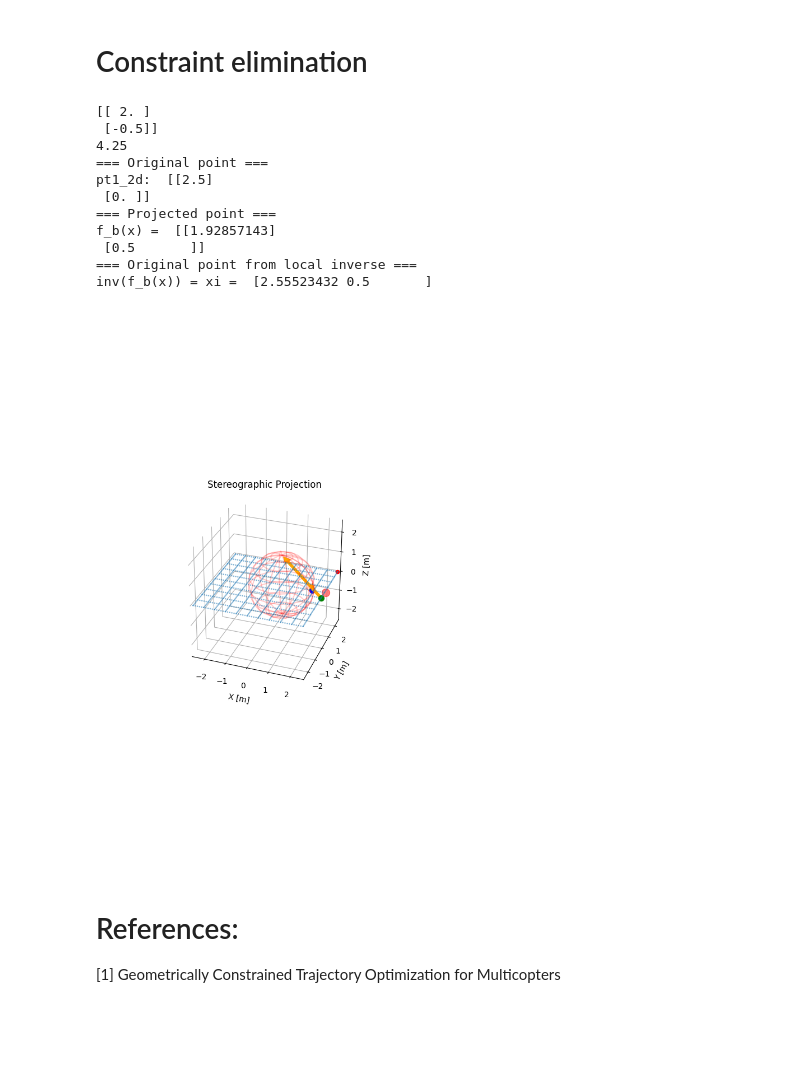
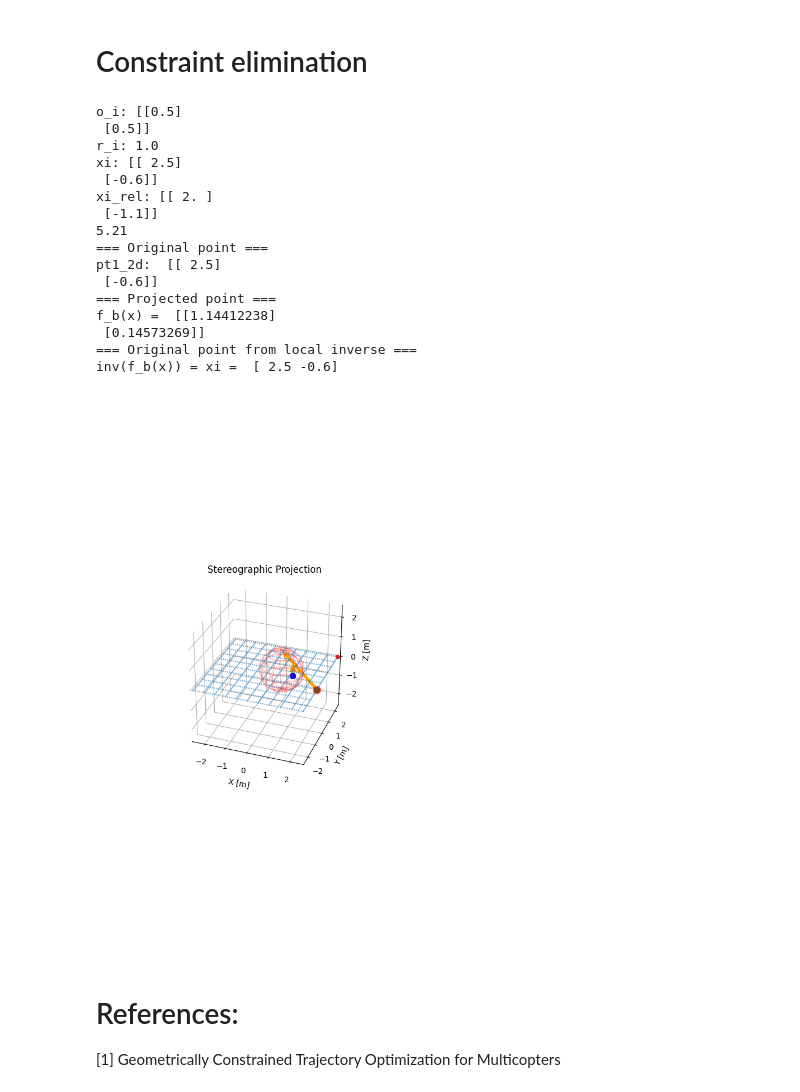
Before and after one commit to Temasek-Dynamics/gestelt, a Jupyter notebook: docs/minco.ipynb, the cells around one changed output. Saved outputs shown, nothing was run; the diff lists cells and outputs as text; code cells hidden in the pictures; blank space fills up the shorter version.

Commit message:
need to fix not being able to project onto anything other than a unit sphere

```diff
--- a/docs/minco.ipynb
+++ b/docs/minco.ipynb
@@ -320,11 +287,46 @@ def inverse_f_B(q_i, o_i, r_i):
 # %%
-r_i = 1.5 # Sphere radius
+def f_B(xi, o_i, r_i):
+    """Projection from n-dim state x to n-dim closed ball.
+
+    Args:
+        x (_type_): _description_
+        center (_type_): center of sphere
+    """
+    xi_rel = xi - o_i # Point relative to sphere
+
+    print("o_i:", o_i)
+    print("r_i:", r_i)
+    print("xi:", xi)
+    print("xi_rel:", xi_rel)
+    print(np.linalg.norm(xi_rel)**2)
+
+    return o_i + (2 * r_i * xi_rel) / ( np.linalg.norm(xi_rel)**2 + 1.0)
+
+def inverse_f_B(q_i, o_i, r_i):
+    """Local inverse of f_B(x)
+
+    Args:
+        q_i (np.array): waypoint i
+        o_i (np.array): center of sphere i
+        r_i (float): radius of sphere i
+    """
+    q_i_ = q_i.flatten()
+    o_i_ = o_i.flatten()
+    v_i = q_i_ - o_i_
+
+    a = r_i
+    b = r_i - np.sqrt(r_i**2 - np.linalg.norm(v_i)**2) # q has to be inside the sphere
+
+    xi_i = (a / b ) * v_i + o_i.flatten()
+    return xi_i
+
+r_i = 1.0 # Sphere radius
 o_i_2d = np.array([[0.5], [0.5]]) # Sphere center
 o_i_3d = np.vstack((o_i_2d, [0.0]))# Sphere center
 
 single_sphere = SingleSphere(o_i_3d, r_i, color=[1, 0, 0], alpha = 0.2)
 
-pt1_2d = np.array([[2.5], [0.0]])
+pt1_2d = np.array([[2.5], [-0.6]])
 pt1_3d = np.vstack((pt1_2d, [0.0]))
 
 # q = invStereoProj(pt1_2d, 1.0)
@@ -361,43 +363,49 @@ plot2DPoint(ax, pt1_2d, 'g', s=50, a=1.0) # Green
 
 # Plot orthographic projected point (q)
 plot2DPoint(ax, q, 'b') # Blue
+plot2DPoint(ax, q, 'b') # Blue
 
 plot2DPoint(ax, xi, 'r', s=100, a=0.5) # Red
 
 q_3d = np.vstack((q, [0.0]))
 # Plot up vector to sphere from q
 h = np.sqrt(r_i**2 - np.linalg.norm(q - o_i_2d)**2 )
 proj_up_q = np.array([[0], [0], [h]])
 plotVector(ax, q_3d.transpose().flatten(), proj_up_q.transpose().flatten(), ax_s=0.25)
 
 # Plot north vector
 dir_vec =  np.vstack((o_i_2d, [r_i])) - pt1_3d
 plotVector(ax, pt1_3d.transpose().flatten(), dir_vec.transpose().flatten(), ax_s=0.25)
 
 ax.set_xlim(-2.5, 2.5)
 ax.set_ylim(-2.5, 2.5)
 ax.set_zlim(-2.5, 2.5)
 
 # Plot world grid
 world_grid = make_world_grid(n_lines=51, n_points_per_line=11, xlim = (-2.5, 2.5), ylim = (-2.5, 2.5),)
 ax.scatter(
     world_grid[:, 0], world_grid[:, 1], world_grid[:, 2], s=1, alpha=0.4)
 ax.scatter(world_grid[-1, 0], world_grid[-1, 1], world_grid[-1, 2], color="r")
 
 plt.show()
 # %% [output]
-[[ 2. ]
- [-0.5]]
-4.25
+o_i: [[0.5]
+ [0.5]]
+r_i: 1.0
+xi: [[ 2.5]
+ [-0.6]]
+xi_rel: [[ 2. ]
+ [-1.1]]
+5.21
 === Original point ===
-pt1_2d:  [[2.5]
- [0. ]]
+pt1_2d:  [[ 2.5]
+ [-0.6]]
 === Projected point ===
-f_b(x) =  [[1.92857143]
- [0.5       ]]
+f_b(x) =  [[1.14412238]
+ [0.14573269]]
 === Original point from local inverse ===
-inv(f_b(x)) = xi =  [2.55523432 0.5       ]
+inv(f_b(x)) = xi =  [ 2.5 -0.6]
-[figure, old version]
+[figure, new version]
 # %%
 # # Sphere to sphere intersection
 # def getIntersectionCenter(ax, s_a, s_b):
```
Also changed, not shown: parts of 1 cell of this notebook.
